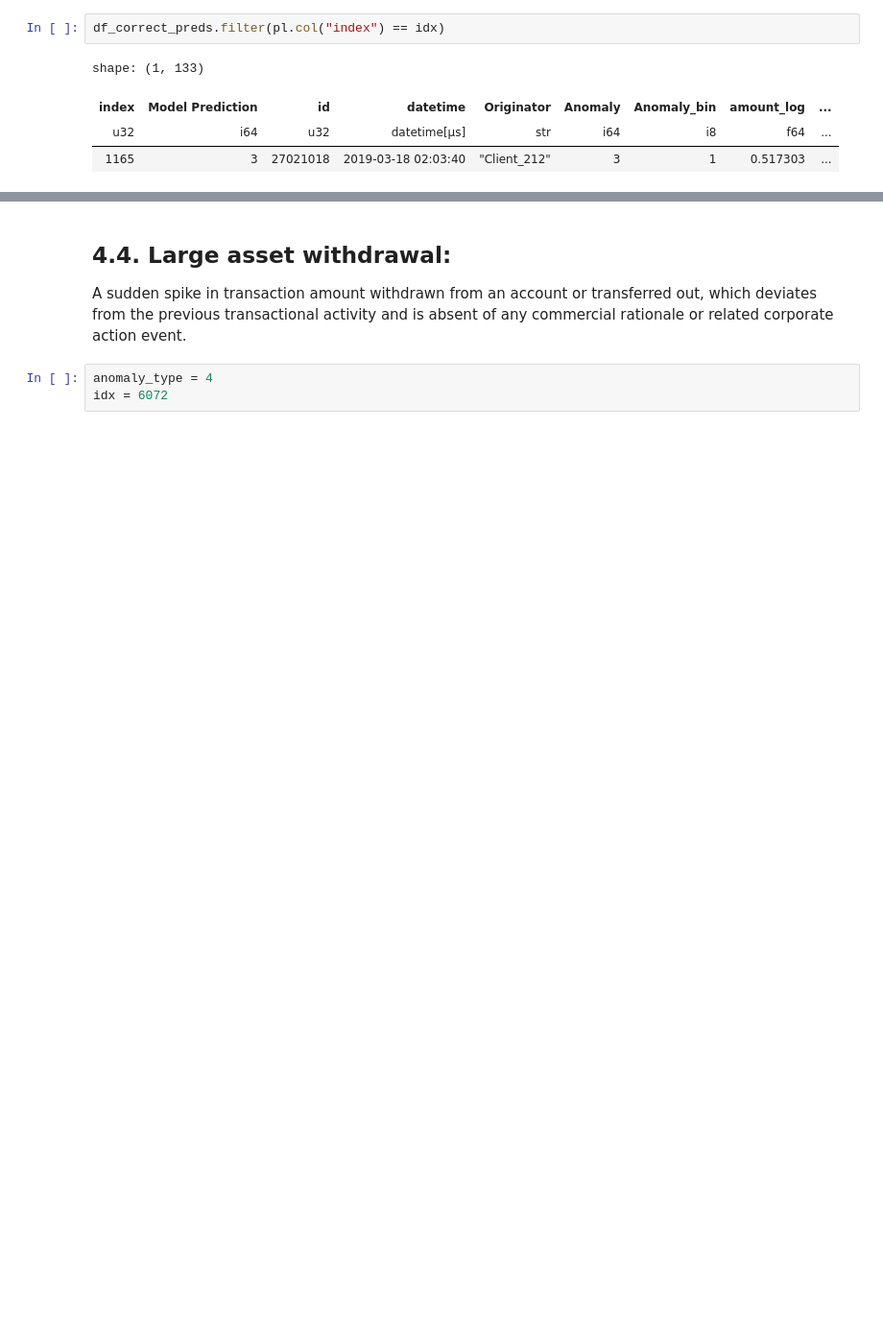
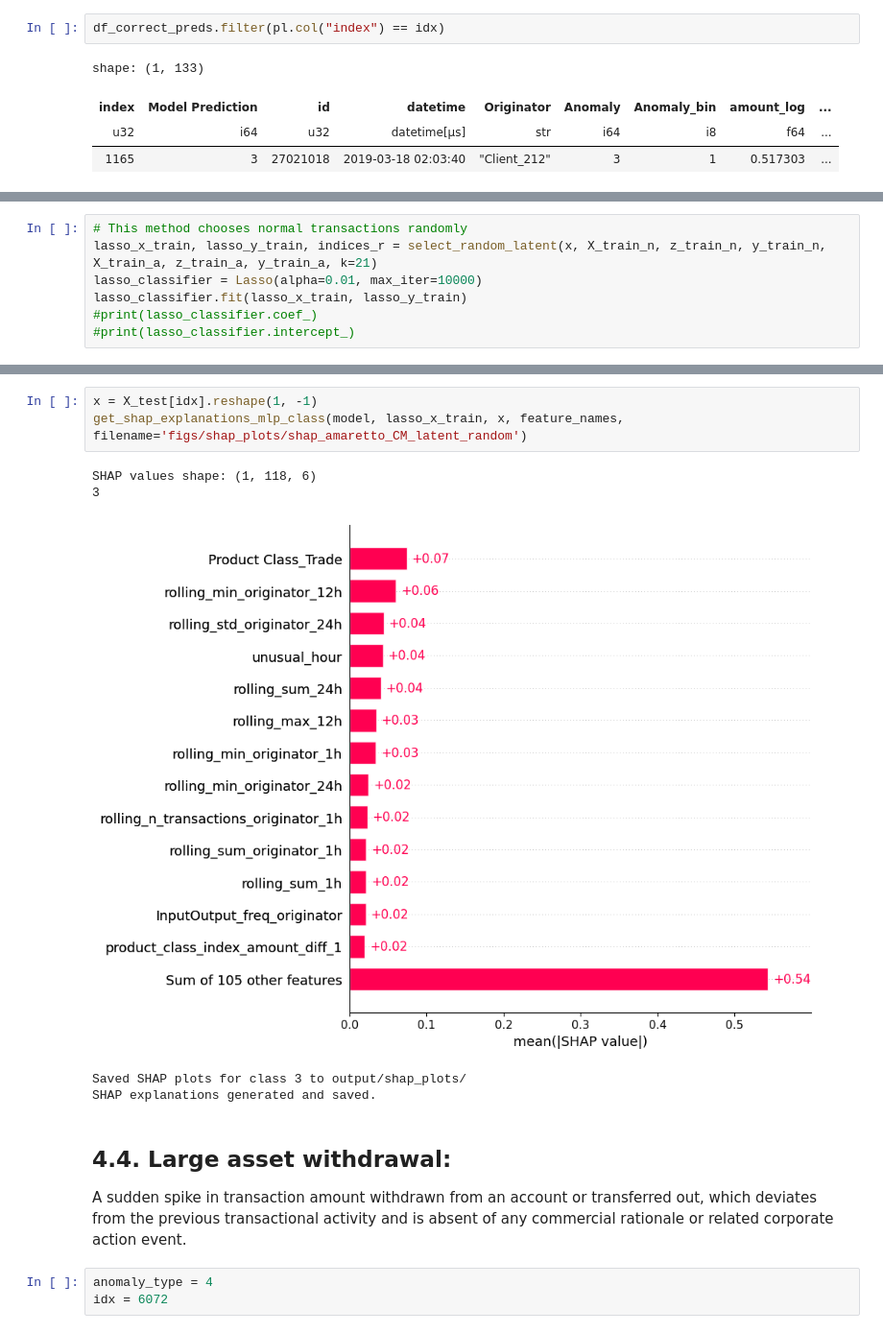
Before and after one commit to darosali/explainable-latent-classifiers, a Jupyter notebook: explanation_example2.ipynb, the cells around one changed output, grey strips where cells are left out. Shown at 96% size. Saved outputs shown, nothing was run; the diff lists cells and outputs as text; blank space fills up the shorter version.

```diff
--- a/explanation_example2.ipynb
+++ b/explanation_example2.ipynb
@@ -1708,2 +1877,9 @@ SHAP values shape: (1, 118, 6)
 Saved SHAP plots for class 3 to output/shap_plots/
 SHAP explanations generated and saved.
+# %%
+# This method chooses normal transactions randomly
+lasso_x_train, lasso_y_train, indices_r = select_random_latent(x, X_train_n, z_train_n, y_train_n, X_train_a, z_train_a, y_train_a, k=21)
+lasso_classifier = Lasso(alpha=0.01, max_iter=10000)
+lasso_classifier.fit(lasso_x_train, lasso_y_train)
+#print(lasso_classifier.coef_)
+#print(lasso_classifier.intercept_)
@@ -1710,3 +1905,12 @@ SHAP explanations generated and saved.
+# %%
+x = X_test[idx].reshape(1, -1)
+get_shap_explanations_mlp_class(model, lasso_x_train, x, feature_names, filename='figs/shap_plots/shap_amaretto_CM_latent_random')
+# %% [output]
+SHAP values shape: (1, 118, 6)
+3
+[figure, added]
+Saved SHAP plots for class 3 to output/shap_plots/
+SHAP explanations generated and saved.
 # %% [markdown]
 ## 4.4. Large asset withdrawal:
 A sudden spike in transaction amount withdrawn from an account or transferred out, which deviates from the previous transactional activity and is absent of any commercial rationale or related corporate action event.
```
Also changed, not shown: parts of 53 cells of this notebook, 7 other files.
